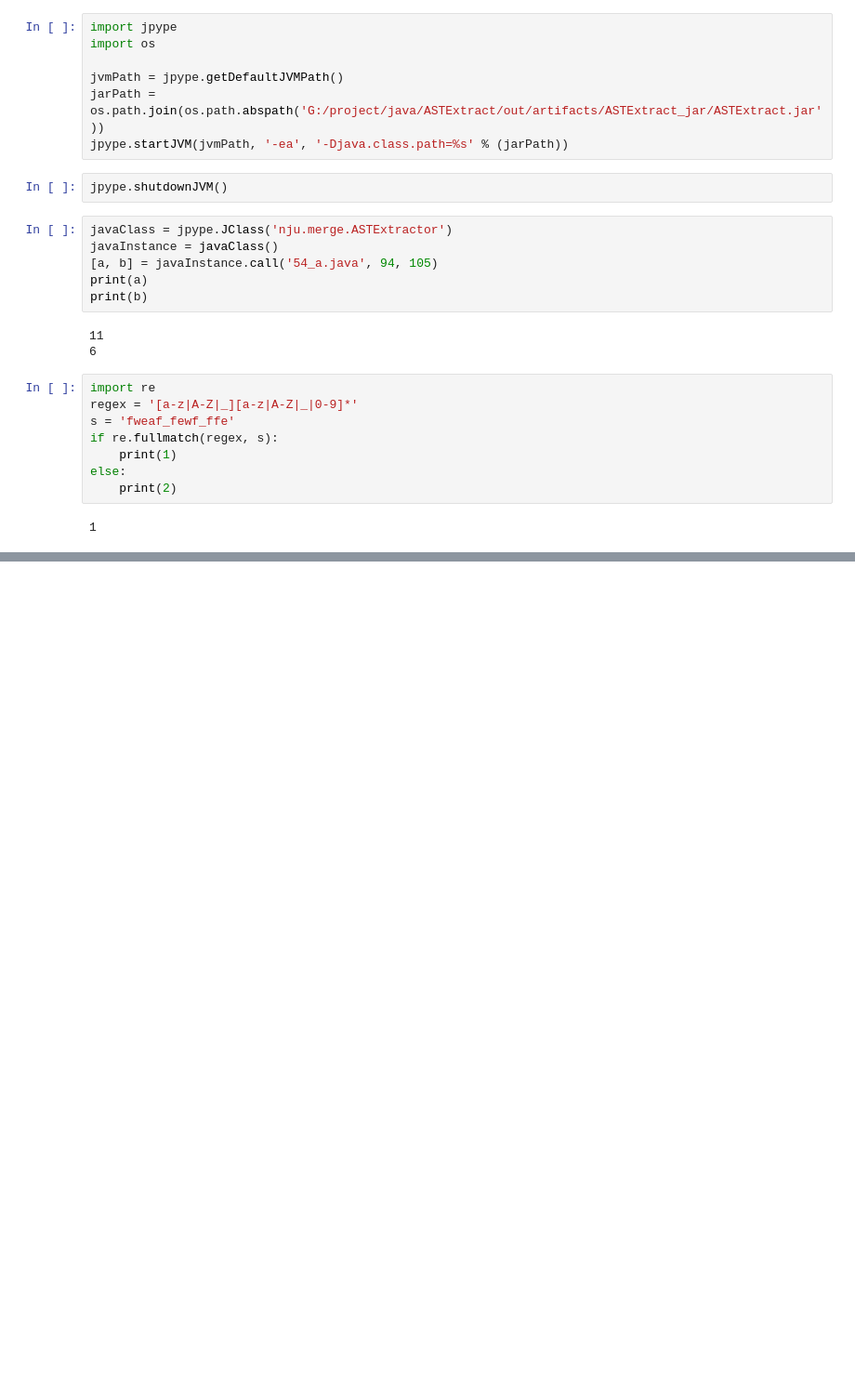
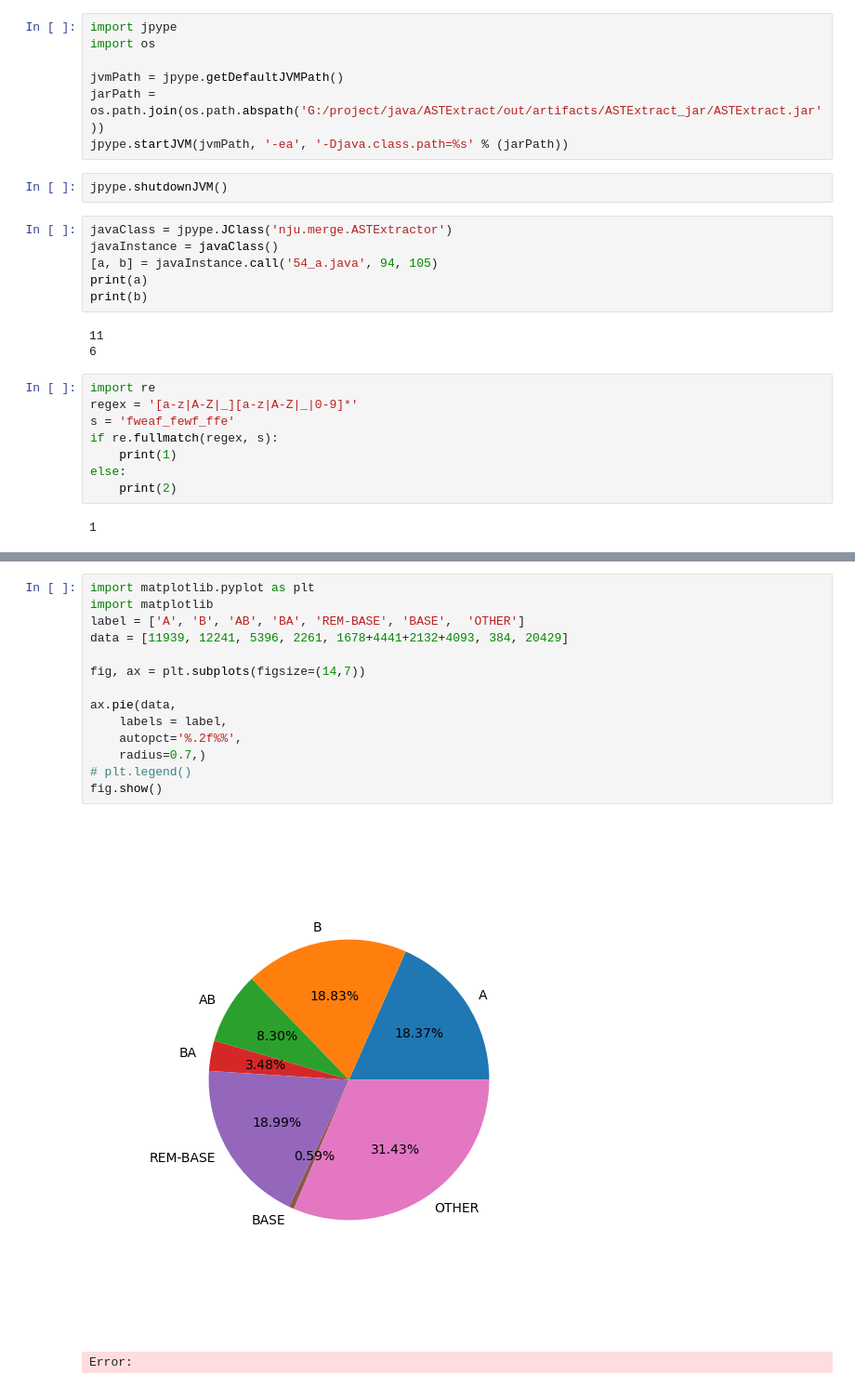
Before and after one commit to Cltsu/CClassifier, a Jupyter notebook: test.ipynb, the cells around one changed output, grey strips where cells are left out. Shown: that part at 93% size. Drawn from its saved outputs; the diff is of its cells as text; blank space fills up the shorter version.

```diff
--- a/test.ipynb
+++ b/test.ipynb
@@ -242,0 +202,17 @@ print(b)
+# %%
+import matplotlib.pyplot as plt
+import matplotlib
+label = ['A', 'B', 'AB', 'BA', 'REM-BASE', 'BASE',  'OTHER']
+data = [11939, 12241, 5396, 2261, 1678+4441+2132+4093, 384, 20429]
+
+fig, ax = plt.subplots(figsize=(14,7))
+
+ax.pie(data,
+    labels = label,
+    autopct='%.2f%%',
+    radius=0.7,)
+# plt.legend()
+fig.show()
+# %% [output]
+[figure, added]
+Error:
```
Also changed, not shown: parts of 17 cells of this notebook, 2 other files.
